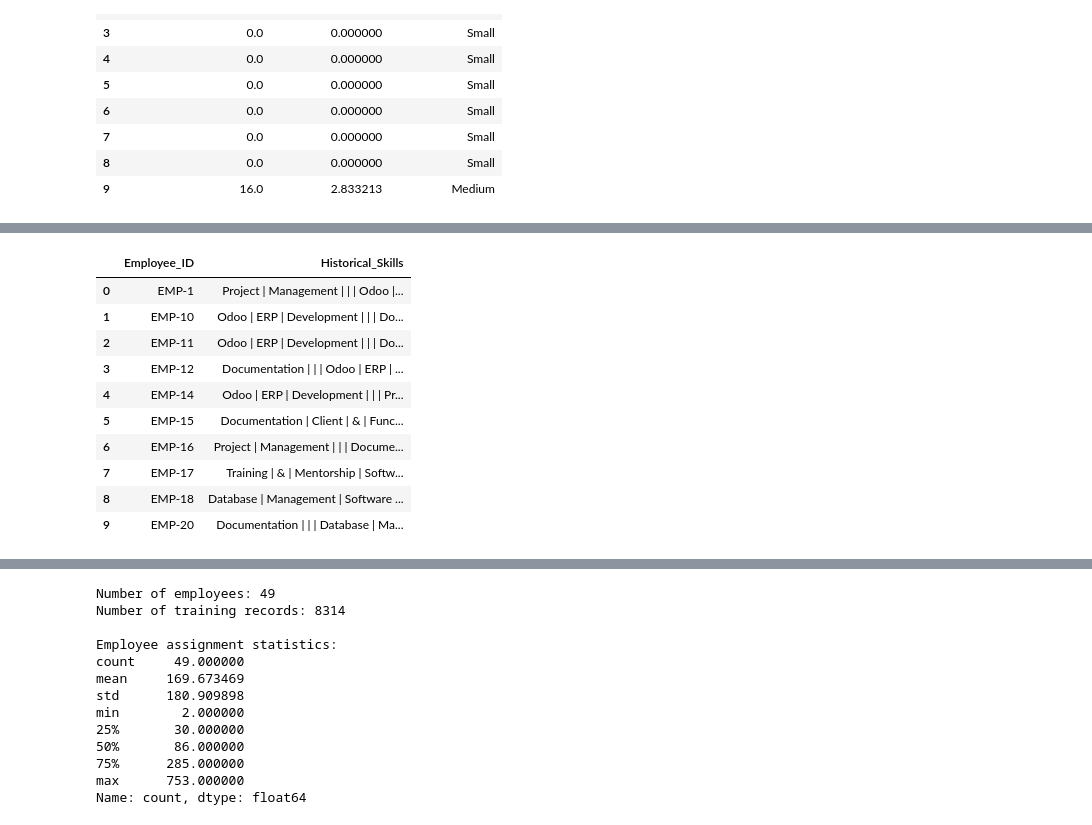
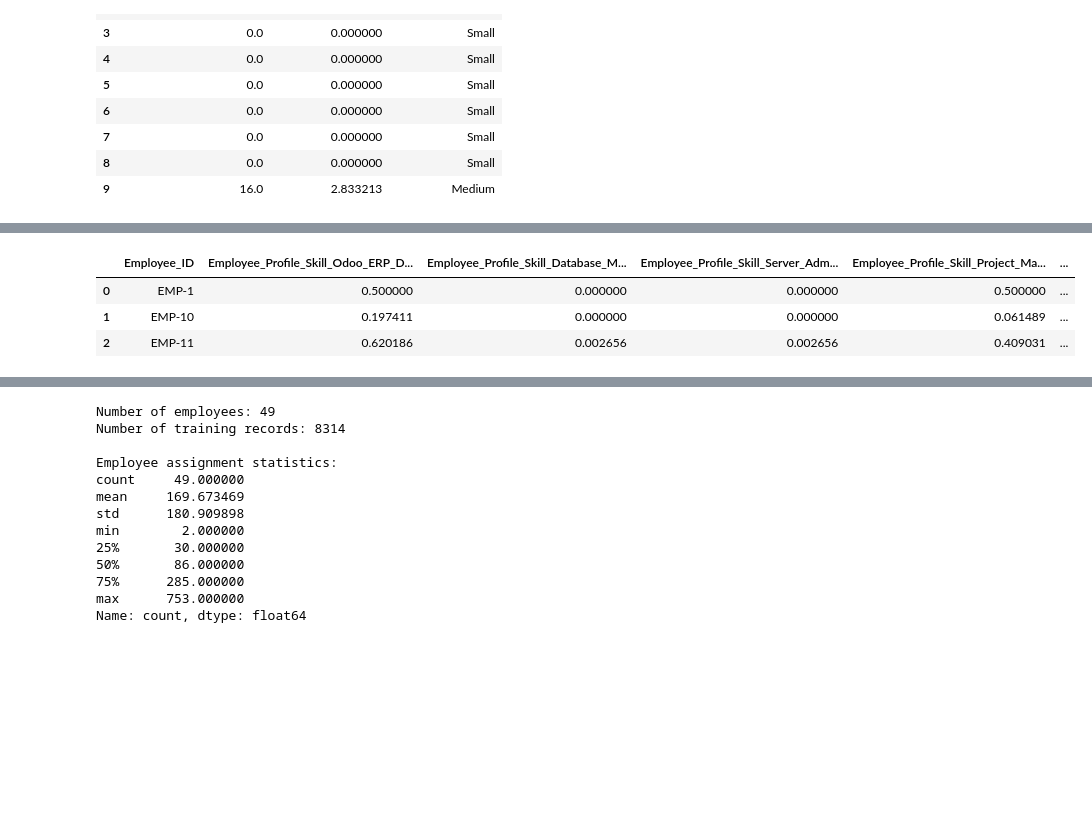
Before and after one commit to chandimacbbandara/intelligent-employee-task-allocation, a Jupyter notebook: notebooks/04_Feature_Engineering.ipynb, the cells around one changed output, grey strips where cells are left out. Drawn from its saved outputs; the diff is of its cells as text; code cells hidden in the pictures; blank space fills up the shorter version.

Commit message:
Ready for model training

```diff
--- a/notebooks/04_Feature_Engineering.ipynb
+++ b/notebooks/04_Feature_Engineering.ipynb
@@ -494,22 +473,49 @@ Datasets saved to: ../data/processed/split_datasets
 # %%
-print("PART 11: EMPLOYEE SKILL PROFILES")
+print("PART 11: TRAINING-ONLY EMPLOYEE SKILL AND HISTORICAL PROFILES")
+print("Profiles are built from train_df only. Val/test rows are excluded.")
 
-print("Anti-Leakage Check: Profiles are being generated using TRAINING DATA ONLY (train_df).")
-print("Validation and test records are strictly excluded from these historical profiles.\n")
+SKILL_TAXONOMY = [
+    "Odoo ERP Development",
+    "Database Management",
+    "Server Administration",
+    "Project Management",
+    "Software Testing",
+    "Web Development",
+    "Client & Functional Support",
+    "Documentation",
+    "Training & Mentorship",
+]
 
-historical_data = train_df[["Employee_ID", "Task_Skills"]].copy()
+SKILL_COLUMNS = [
+    "Skill_" + s.replace(" ", "_").replace("&", "and").replace("/", "_")
+    for s in SKILL_TAXONOMY
+]
 
-historical_data["Skill_List"] = historical_data["Task_Skills"].astype(str).str.split(" | ")
+for skill, col in zip(SKILL_TAXONOMY, SKILL_COLUMNS):
+    for dset in [train_df, val_df, test_df]:
+        if col not in dset.columns:
+            dset[col] = (
+                dset["Task_Skills"]
+                .astype(str)
+                .str.contains(skill, regex=False, na=False)
+                .astype(int)
+            )
 
-exploded_skills = historical_data.explode("Skill_List")
+for dset in [train_df, val_df, test_df]:
+    dset["Task_Skill_Count"] = dset[SKILL_COLUMNS].sum(axis=1)
 
-exploded_skills = exploded_skills[exploded_skills["Skill_List"] != "Uncategorized"]
+print("Skill columns:", SKILL_COLUMNS)
+print("Train task skill count sample:")
+print(train_df["Task_Skill_Count"].describe())
 
-employee_profiles = exploded_skills.groupby("Employee_ID")["Skill_List"].unique().reset_index()
+employee_skill_profiles = (
+    train_df.groupby("Employee_ID")[SKILL_COLUMNS]
+    .mean()
+    .add_prefix("Employee_Profile_")
+    .reset_index()
+)
 
-employee_profiles["Historical_Skills"] = employee_profiles["Skill_List"].apply(lambda x: " | ".join(x))
-employee_profiles.drop(columns=["Skill_List"], inplace=True)
-
-print("--- Employee Skill Profiles (Sample) ---")
-display(employee_profiles.head(10))
+EMP_SKILL_PROFILE_COLS = [c for c in employee_skill_profiles.columns if c != "Employee_ID"]
+print(f"Employee skill profiles: {employee_skill_profiles.shape}")
+display(employee_skill_profiles.head(3))
 # %% [output]
@@ -521,12 +536,5 @@ Validation and test records are strictly excluded from these historical profiles
-|  | Employee_ID | Historical_Skills |
-| 0 | EMP-1 | Project | Management | | | Odoo |... |
-| 1 | EMP-10 | Odoo | ERP | Development | | | Do... |
-| 2 | EMP-11 | Odoo | ERP | Development | | | Do... |
-| 3 | EMP-12 | Documentation | | | Odoo | ERP | ... |
-| 4 | EMP-14 | Odoo | ERP | Development | | | Pr... |
-| 5 | EMP-15 | Documentation | Client | & | Func... |
-| 6 | EMP-16 | Project | Management | | | Docume... |
-| 7 | EMP-17 | Training | & | Mentorship | Softw... |
-| 8 | EMP-18 | Database | Management | Software ... |
-| 9 | EMP-20 | Documentation | | | Database | Ma... |
+|  | Employee_ID | Employee_Profile_Skill_Odoo_ERP_D... | Employee_Profile_Skill_Database_M... | Employee_Profile_Skill_Server_Adm... | Employee_Profile_Skill_Project_Ma... | ... |
+| 0 | EMP-1 | 0.500000 | 0.000000 | 0.000000 | 0.500000 | ... |
+| 1 | EMP-10 | 0.197411 | 0.000000 | 0.000000 | 0.061489 | ... |
+| 2 | EMP-11 | 0.620186 | 0.002656 | 0.002656 | 0.409031 | ... |
 # %%
```
Also changed, not shown: parts of 7 cells of this notebook, 2 other files.
